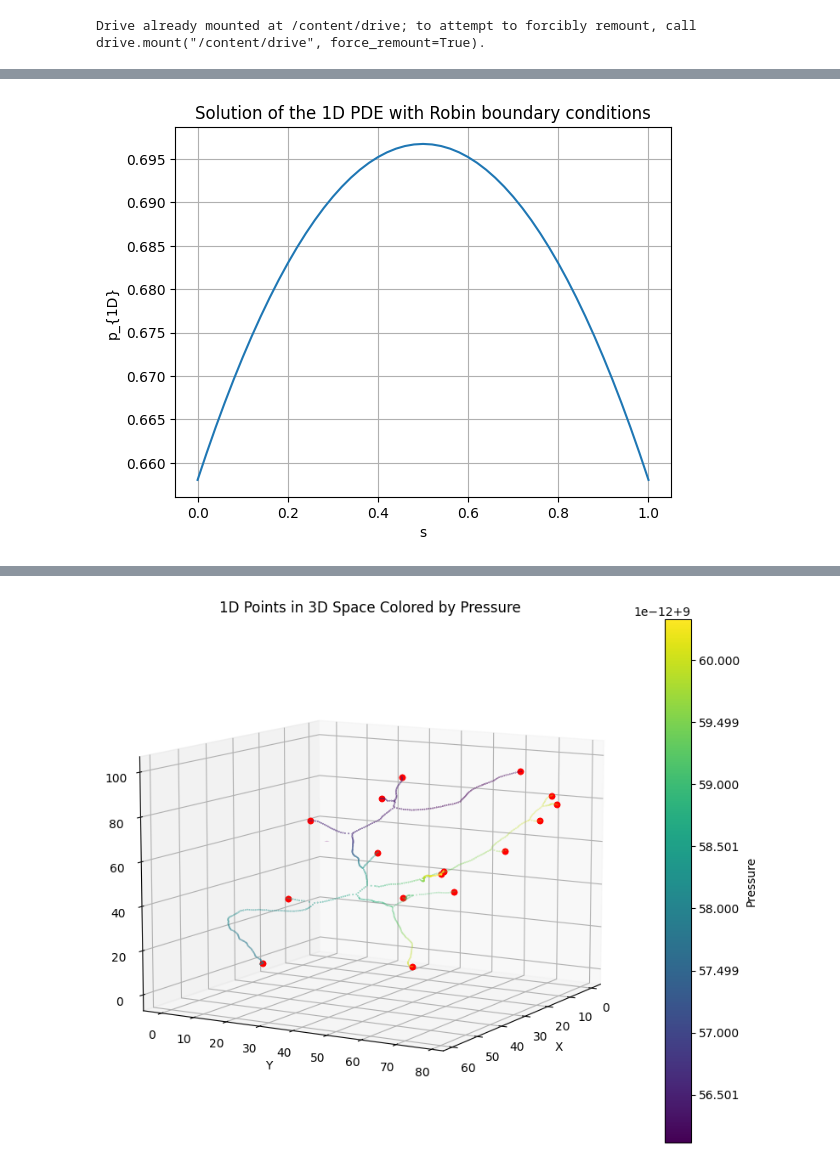
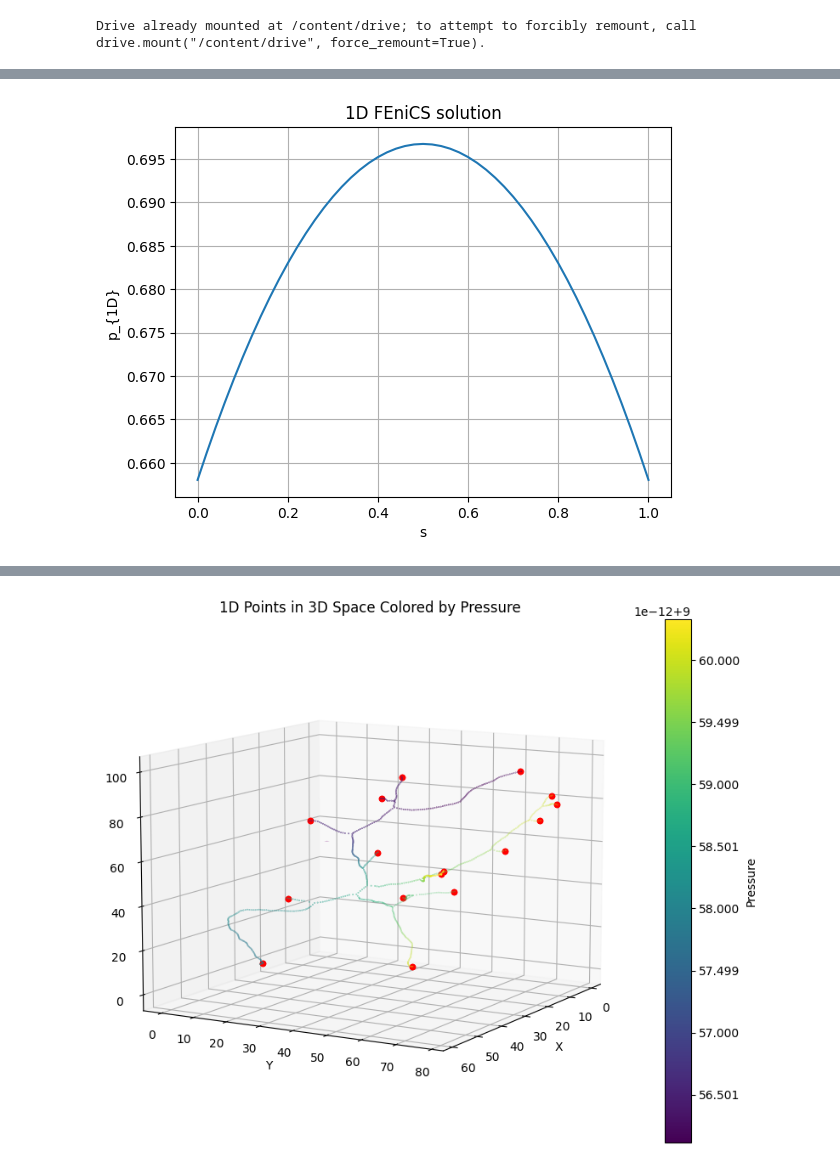
Before and after one commit to isosafrasaurus/3D-1D, a Jupyter notebook: 3D1D.ipynb, the cells around one changed output, grey strips where cells are left out. Drawn from its saved outputs; the diff is of its cells as text; code cells hidden in the pictures.

```diff
--- a/3D1D.ipynb
+++ b/3D1D.ipynb
@@ -130,42 +215,39 @@ plt.show()
 # %%
+# @title Solve 1D PDE by FEniCS without modularization
 from fenics import *
 import matplotlib.pyplot as plt
 
-# Define parameters
 L = 1.0         # Domain length
 beta = 1.0      # Coefficient
 p_bar_3D = 1.0  # Mean 3D pressure
 p_inf = 0.5     # Far-field pressure
 gamma = 1.0     # Boundary condition coefficient
 f_1D = Constant(0.0)  # Source term
 
-# Create mesh and define function space
+# mesh and function space
 mesh = IntervalMesh(50, 0, L)
 V = FunctionSpace(mesh, 'P', 1)
 
-# Define variational problem
+# variational problem
 p = TrialFunction(V)
 v = TestFunction(V)
 
 a = dot(grad(p), grad(v))*dx + beta*p*v*dx
 L = beta*p_bar_3D*v*dx + f_1D*v*dx
 
-# Apply Robin boundary conditions
-n = FacetNormal(mesh)
+# Robin boundary conditions
 a += gamma*p*v*ds
 L += gamma*p_inf*v*ds
 
-# Solve the problem
 p_1D = Function(V)
 solve(a == L, p_1D)
 
-# Plot the solution
 plot(p_1D)
 plt.xlabel('s')
 plt.ylabel('p_{1D}')
-plt.title('Solution of the 1D PDE with Robin boundary conditions')
+plt.title('1D FEniCS solution')
 plt.grid(True)
 plt.show()
 # %% [output]
-[figure, old version]
+[figure, new version]
 # %%
```
Also changed, not shown: parts of 16 cells of this notebook.
